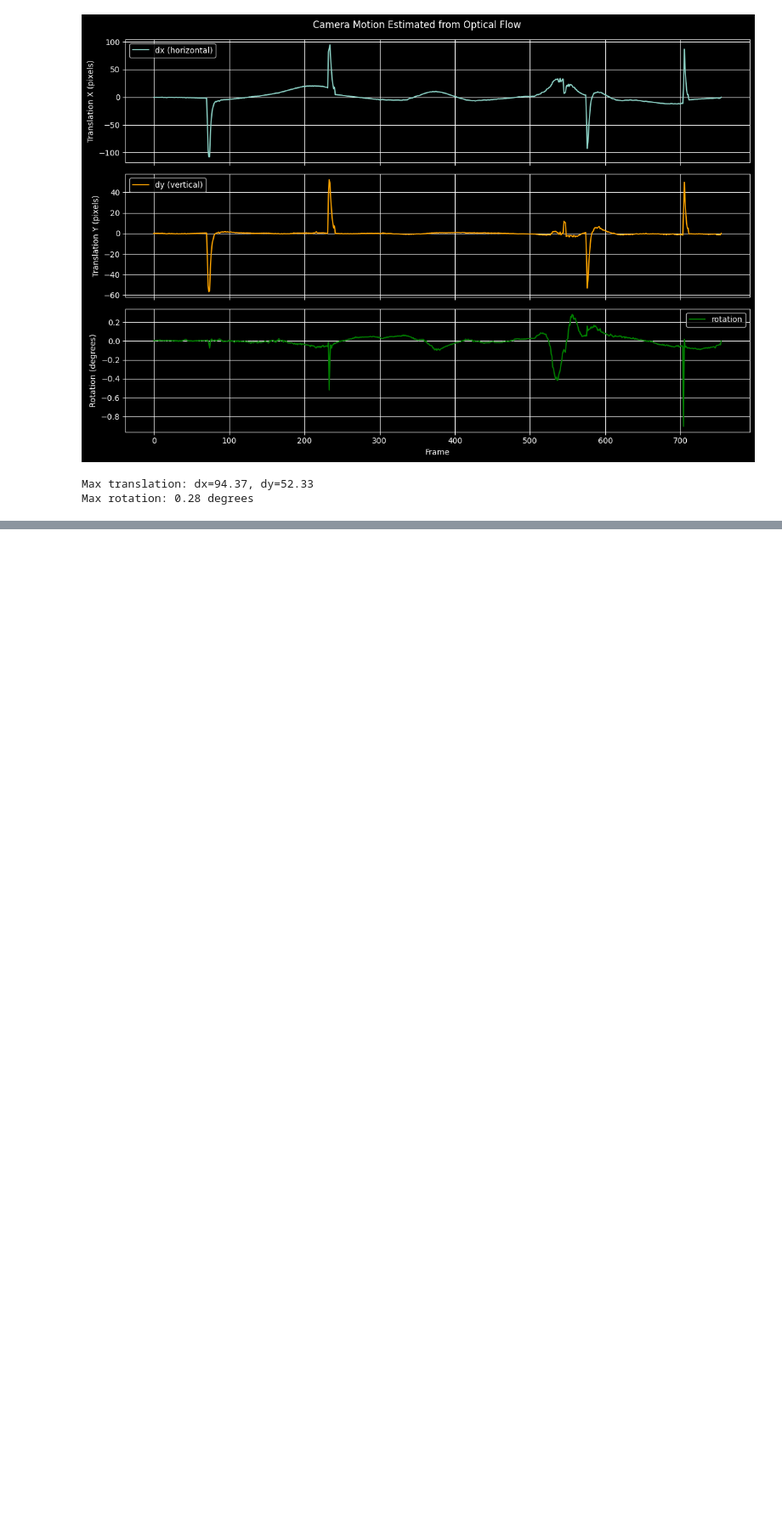
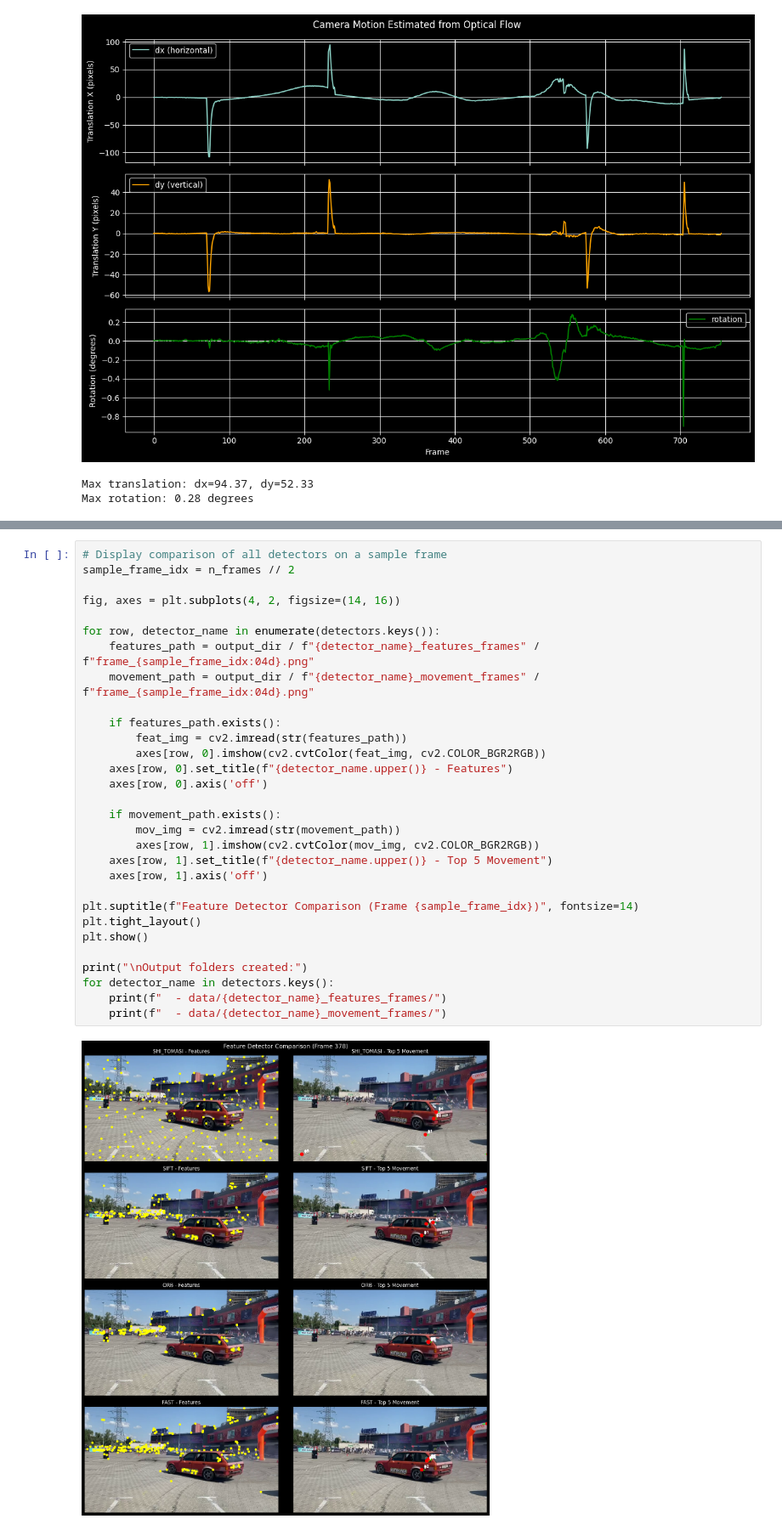
Before and after one commit to OlexandrVovk/Motion-detection, a Jupyter notebook: motion_compensation.ipynb, the cells around one changed output, grey strips where cells are left out. Shown at 85% size. Drawn from its saved outputs; the diff is of its cells as text; blank space fills up the shorter version.

```diff
--- a/motion_compensation.ipynb
+++ b/motion_compensation.ipynb
@@ -244,0 +330,32 @@ Compensated frames: C:\Motion-detection\data\compensated_frames
+# %%
+# Display comparison of all detectors on a sample frame
+sample_frame_idx = n_frames // 2
+
+fig, axes = plt.subplots(4, 2, figsize=(14, 16))
+
+for row, detector_name in enumerate(detectors.keys()):
+    features_path = output_dir / f"{detector_name}_features_frames" / f"frame_{sample_frame_idx:04d}.png"
+    movement_path = output_dir / f"{detector_name}_movement_frames" / f"frame_{sample_frame_idx:04d}.png"
+
+    if features_path.exists():
+        feat_img = cv2.imread(str(features_path))
+        axes[row, 0].imshow(cv2.cvtColor(feat_img, cv2.COLOR_BGR2RGB))
+    axes[row, 0].set_title(f"{detector_name.upper()} - Features")
+    axes[row, 0].axis('off')
+
+    if movement_path.exists():
+        mov_img = cv2.imread(str(movement_path))
+        axes[row, 1].imshow(cv2.cvtColor(mov_img, cv2.COLOR_BGR2RGB))
+    axes[row, 1].set_title(f"{detector_name.upper()} - Top 5 Movement")
+    axes[row, 1].axis('off')
+
+plt.suptitle(f"Feature Detector Comparison (Frame {sample_frame_idx})", fontsize=14)
+plt.tight_layout()
+plt.show()
+
+print("\nOutput folders created:")
+for detector_name in detectors.keys():
+    print(f"  - data/{detector_name}_features_frames/")
+    print(f"  - data/{detector_name}_movement_frames/")
+# %% [output]
+[figure, added]
```
Also changed, not shown: parts of 3 cells of this notebook, 1 other file.
